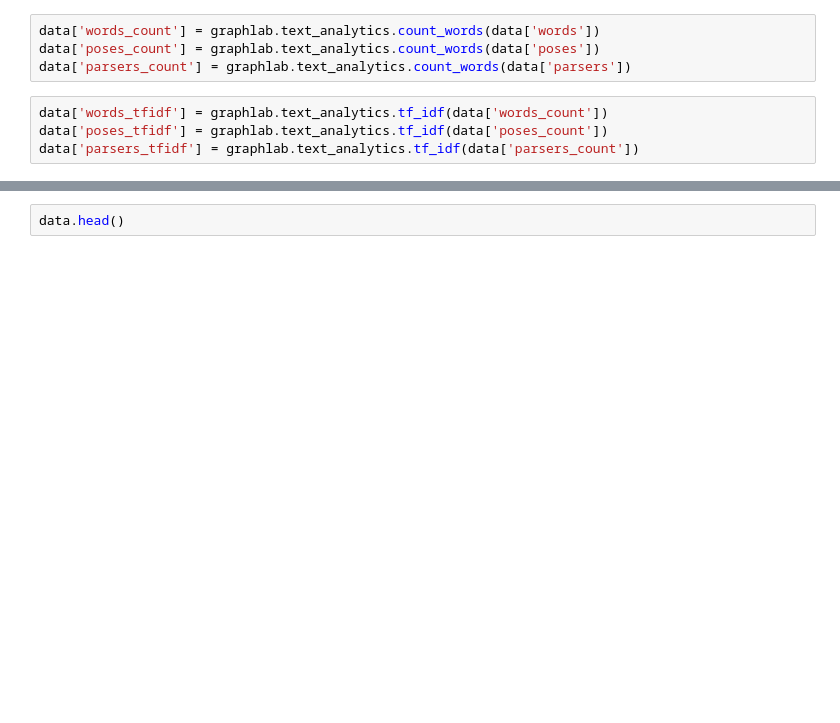
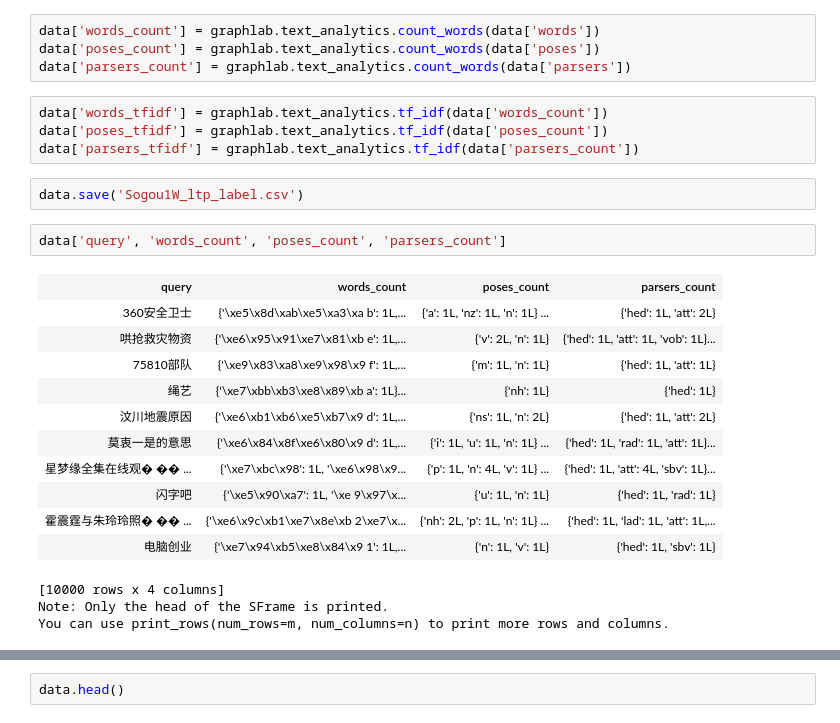
Before and after one commit to FrankBlood/2Graduation-Project, a Jupyter notebook: 贺国秀_基于查询日志的查询意图识别研究——实验（subset）.ipynb, the cells around one changed output, grey strips where cells are left out. Saved outputs shown, nothing was run; the diff lists cells and outputs as text; blank space fills up the shorter version.

```diff
--- a/贺国秀_基于查询日志的查询意图识别研究——实验（subset）.ipynb
+++ b/贺国秀_基于查询日志的查询意图识别研究——实验（subset）.ipynb
@@ -351,3 +380,22 @@ data['parsers_count'] = graphlab.text_analytics.count_words(data['parsers'])
 data['words_tfidf'] = graphlab.text_analytics.tf_idf(data['words_count'])
 data['poses_tfidf'] = graphlab.text_analytics.tf_idf(data['poses_count'])
 data['parsers_tfidf'] = graphlab.text_analytics.tf_idf(data['parsers_count'])
+# %%
+data.save('Sogou1W_ltp_label.csv')
+# %%
+data['query', 'words_count', 'poses_count', 'parsers_count']
+# %% [output]
+| query | words_count | poses_count | parsers_count |
+| 360安全卫士 | {'\xe5\x8d\xab\xe5\xa3\xa b': 1L,... | {'a': 1L, 'nz': 1L, 'n': 1L} ... | {'hed': 1L, 'att': 2L} |
+| 哄抢救灾物资 | {'\xe6\x95\x91\xe7\x81\xb e': 1L,... | {'v': 2L, 'n': 1L} | {'hed': 1L, 'att': 1L, 'vob': 1L}... |
+| 75810部队 | {'\xe9\x83\xa8\xe9\x98\x9 f': 1L,... | {'m': 1L, 'n': 1L} | {'hed': 1L, 'att': 1L} |
+| 绳艺 | {'\xe7\xbb\xb3\xe8\x89\xb a': 1L}... | {'nh': 1L} | {'hed': 1L} |
+| 汶川地震原因 | {'\xe6\xb1\xb6\xe5\xb7\x9 d': 1L,... | {'ns': 1L, 'n': 2L} | {'hed': 1L, 'att': 2L} |
+| 莫衷一是的意思 | {'\xe6\x84\x8f\xe6\x80\x9 d': 1L,... | {'i': 1L, 'u': 1L, 'n': 1L} ... | {'hed': 1L, 'rad': 1L, 'att': 1L}... |
+| 星梦缘全集在线观� �� ... | {'\xe7\xbc\x98': 1L, '\xe6\x98\x9... | {'p': 1L, 'n': 4L, 'v': 1L} ... | {'hed': 1L, 'att': 4L, 'sbv': 1L}... |
+| 闪字吧 | {'\xe5\x90\xa7': 1L, '\xe 9\x97\x... | {'u': 1L, 'n': 1L} | {'hed': 1L, 'rad': 1L} |
+| 霍震霆与朱玲玲照� �� ... | {'\xe6\x9c\xb1\xe7\x8e\xb 2\xe7\x... | {'nh': 2L, 'p': 1L, 'n': 1L} ... | {'hed': 1L, 'lad': 1L, 'att': 1L,... |
+| 电脑创业 | {'\xe7\x94\xb5\xe8\x84\x9 1': 1L,... | {'n': 1L, 'v': 1L} | {'hed': 1L, 'sbv': 1L} |
+[10000 rows x 4 columns]
+Note: Only the head of the SFrame is printed.
+You can use print_rows(num_rows=m, num_columns=n) to print more rows and columns.
```
Also changed, not shown: parts of 20 cells of this notebook, 2 other files.
